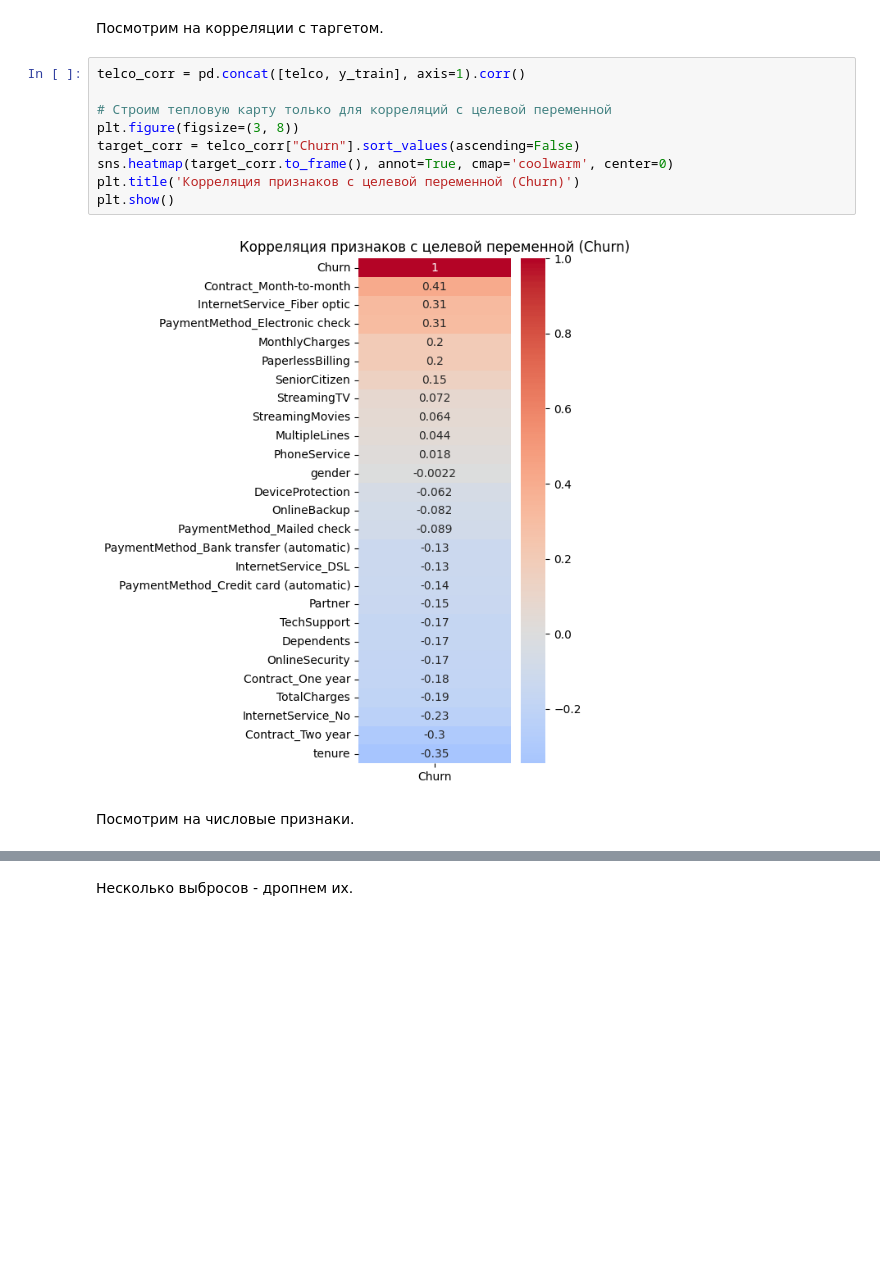
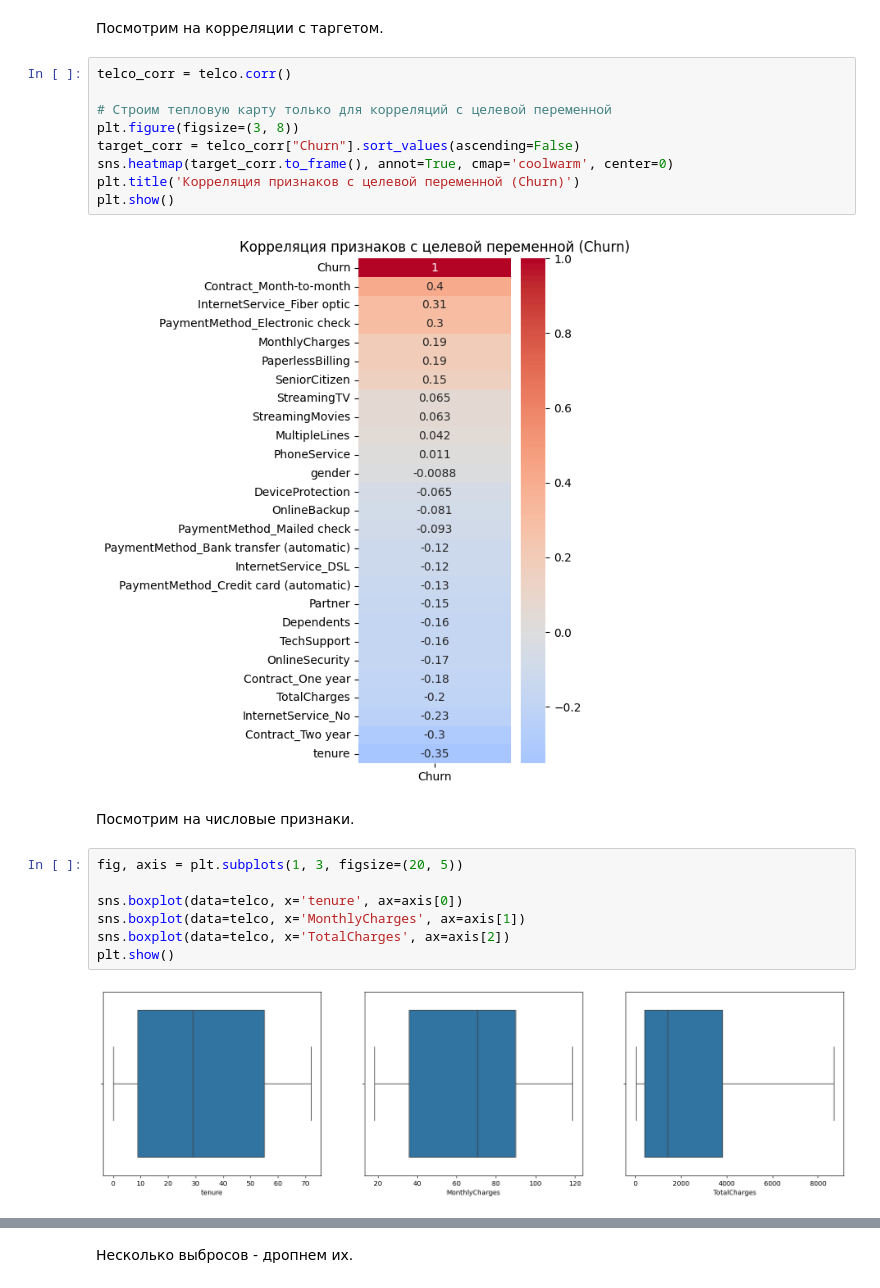
Before and after one commit to rezect/customer-churn-prediction, a Jupyter notebook: notebooks/01_eda.ipynb, the cells around one changed output, grey strips where cells are left out. Saved outputs shown, nothing was run; the diff lists cells and outputs as text; blank space fills up the shorter version.

```diff
--- a/notebooks/01_eda.ipynb
+++ b/notebooks/01_eda.ipynb
@@ -245,7 +287,7 @@ memory usage: 1.2 MB
 # %% [markdown]
 Посмотрим на корреляции с таргетом.
 # %%
-telco_corr = pd.concat([telco, y_train], axis=1).corr()
+telco_corr = telco.corr()
 
 # Строим тепловую карту только для корреляций с целевой переменной
 plt.figure(figsize=(3, 8))
@@ -254,6 +296,15 @@ sns.heatmap(target_corr.to_frame(), annot=True, cmap='coolwarm', center=0)
 plt.title('Корреляция признаков с целевой переменной (Churn)')
 plt.show()
 # %% [output]
-[figure, old version]
+[figure, new version]
 # %% [markdown]
 Посмотрим на числовые признаки.
+# %%
+fig, axis = plt.subplots(1, 3, figsize=(20, 5))
+
+sns.boxplot(data=telco, x='tenure', ax=axis[0])
+sns.boxplot(data=telco, x='MonthlyCharges', ax=axis[1])
+sns.boxplot(data=telco, x='TotalCharges', ax=axis[2])
+plt.show()
+# %% [output]
+[figure, added]
```
Also changed, not shown: parts of 20 cells of this notebook.
